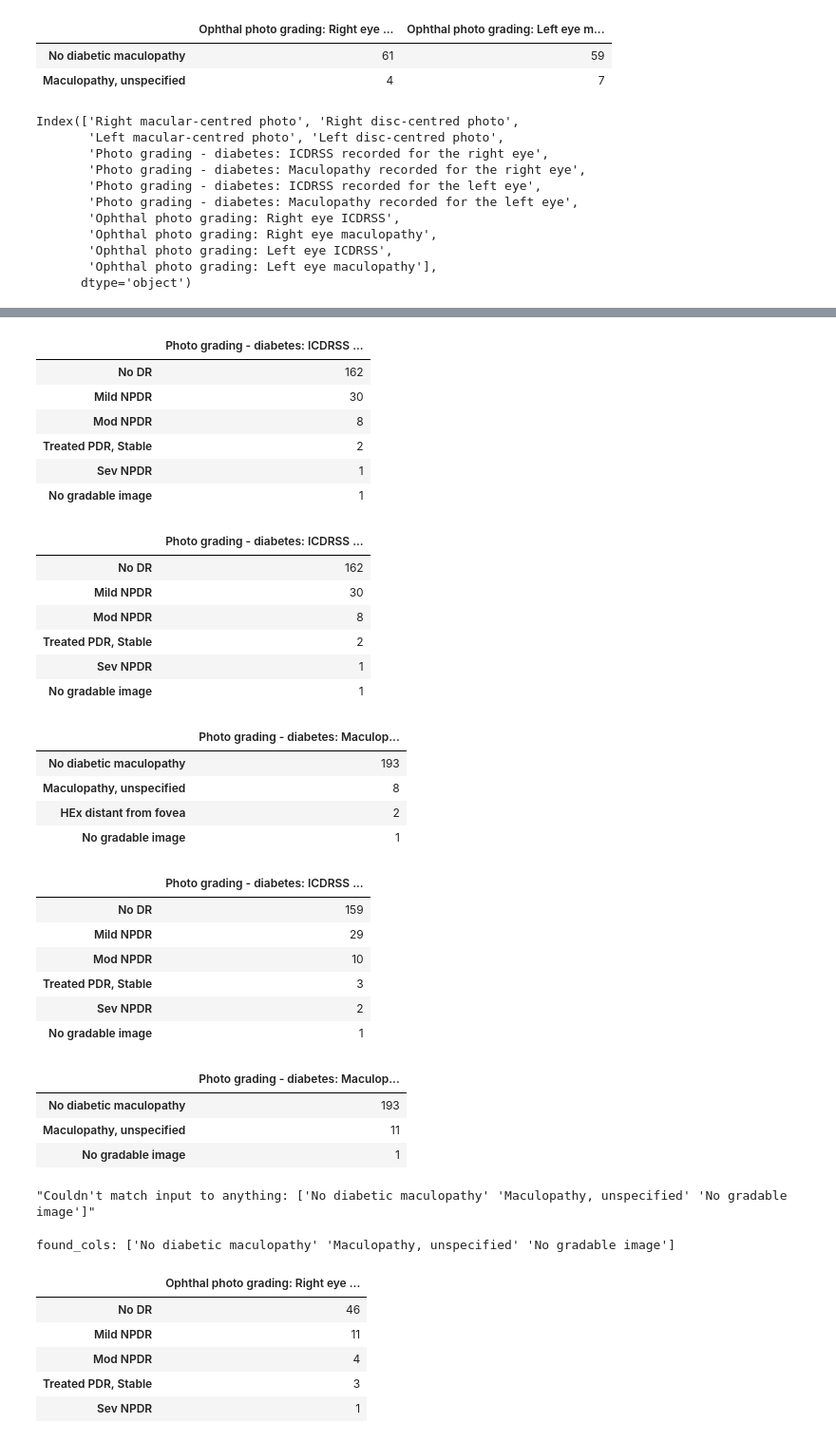
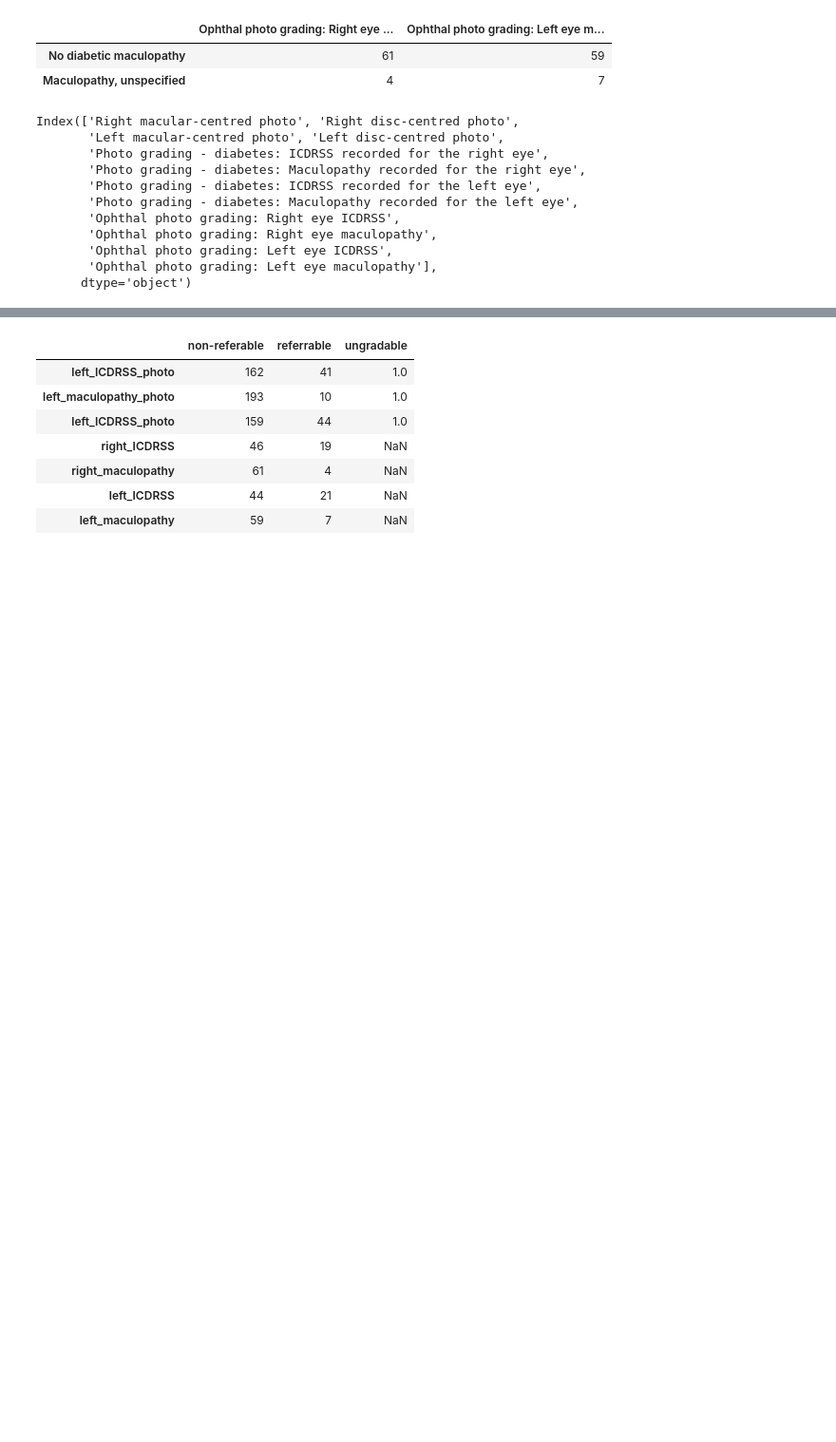
Before and after one commit to SamuelMarks/ml-glaucoma, a Jupyter notebook: notebooks/DR_SPOC-analysis.ipynb, the cells around one changed output, grey strips where cells are left out. Shown at 95% size. Drawn from its saved outputs; the diff is of its cells as text; code cells hidden in the pictures; blank space fills up the shorter version.

```diff
--- a/notebooks/DR_SPOC-analysis.ipynb
+++ b/notebooks/DR_SPOC-analysis.ipynb
@@ -351,47 +323,15 @@ for column in df[selected_columns].columns:
 # %%
+selected_columns = filter(lambda column: 'hoto grading' in column, df.columns)
 
-df[filter(lambda column: 'hoto grading' in column, df.columns)] \
-  .apply(to_3_cat) \
-  .rename(columns={column: maybe_rename_column(column)
-                   for column in df.columns}) \
-  .fillna(0) \
-  .apply(pd.value_counts)
+cat3_df = pd.concat((to_3_cat(df[column])
+                     for column in selected_columns), sort=True)
+cat3_df
 # %% [output]
-|  | Photo grading - diabetes: ICDRSS ... |
-| No DR | 162 |
-| Mild NPDR | 30 |
-| Mod NPDR | 8 |
-| Treated PDR, Stable | 2 |
-| Sev NPDR | 1 |
-| No gradable image | 1 |
+|  | non-referable | referrable | ungradable |
+| left_ICDRSS_photo | 162 | 41 | 1.0 |
+| left_maculopathy_photo | 193 | 10 | 1.0 |
+| left_ICDRSS_photo | 159 | 44 | 1.0 |
+| right_ICDRSS | 46 | 19 | NaN |
+| right_maculopathy | 61 | 4 | NaN |
+| left_ICDRSS | 44 | 21 | NaN |
+| left_maculopathy | 59 | 7 | NaN |
-|  | Photo grading - diabetes: ICDRSS ... |
-| No DR | 162 |
-| Mild NPDR | 30 |
-| Mod NPDR | 8 |
-| Treated PDR, Stable | 2 |
-| Sev NPDR | 1 |
-| No gradable image | 1 |
-|  | Photo grading - diabetes: Maculop... |
-| No diabetic maculopathy | 193 |
-| Maculopathy, unspecified | 8 |
-| HEx distant from fovea | 2 |
-| No gradable image | 1 |
-|  | Photo grading - diabetes: ICDRSS ... |
-| No DR | 159 |
-| Mild NPDR | 29 |
-| Mod NPDR | 10 |
-| Treated PDR, Stable | 3 |
-| Sev NPDR | 2 |
-| No gradable image | 1 |
-|  | Photo grading - diabetes: Maculop... |
-| No diabetic maculopathy | 193 |
-| Maculopathy, unspecified | 11 |
-| No gradable image | 1 |
-"Couldn't match input to anything: ['No diabetic maculopathy' 'Maculopathy, unspecified' 'No gradable image']"
-found_cols: ['No diabetic maculopathy' 'Maculopathy, unspecified' 'No gradable image']
-|  | Ophthal photo grading: Right eye ... |
-| No DR | 46 |
-| Mild NPDR | 11 |
-| Mod NPDR | 4 |
-| Treated PDR, Stable | 3 |
-| Sev NPDR | 1 |
```
Also changed, not shown: parts of 8 cells of this notebook.
